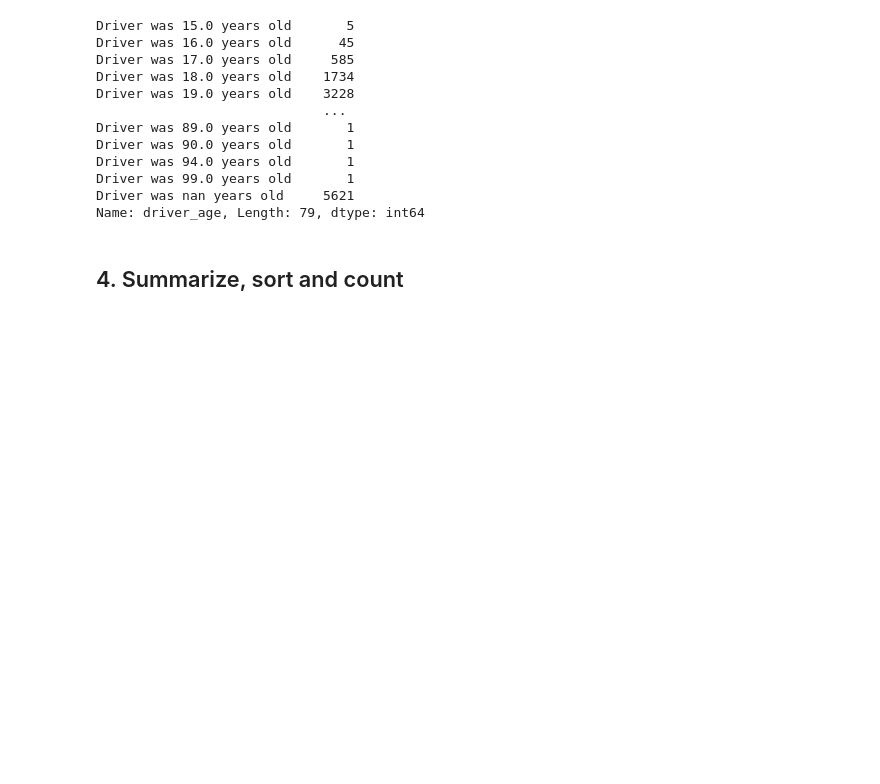
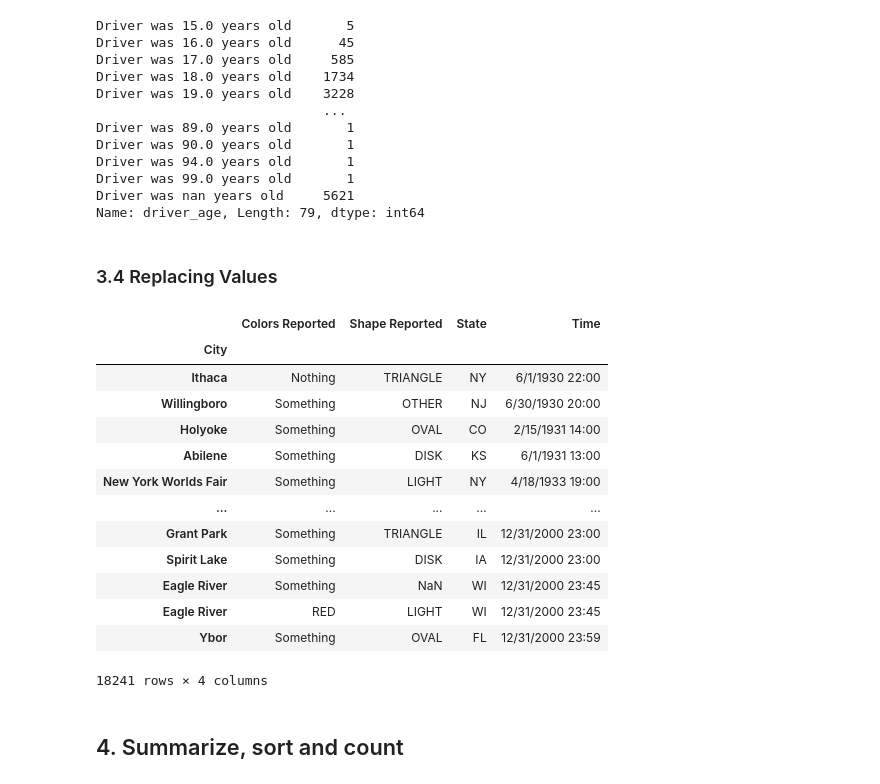
Before and after one commit to MerlinSzymanski/pandas_summary, a Jupyter notebook: Pandas_Tutorial.ipynb, the cells around one changed output. Cells and saved outputs as stored; diff of their text form; code cells hidden in the pictures; blank space fills up the shorter version.

```diff
--- a/Pandas_Tutorial.ipynb
+++ b/Pandas_Tutorial.ipynb
@@ -84,6 +143,36 @@ Driver was 94.0 years old       1
 Driver was 99.0 years old       1
 Driver was nan years old     5621
 Name: driver_age, Length: 79, dtype: int64
+# %% [markdown]
+### 3.4 Replacing Values ###
+# %%
+#replace Values in a DataFrame
+#there is more than one way to do it
+ufo #replace all NaN in Colors-reported with None
+import numpy as np
+ufo["Colors Reported"].replace(np.nan,"Test", inplace=True)
+
+#now using loc replace the "Test" with "Something"
+ufo.loc[ufo["Colors Reported"]=="Test","Colors Reported"]="Something"
+
+#for individual cells (not whole rows/columns), use at/iat
+ufo.at["Ithaca","Colors Reported"] = "Nothing"
+ufo
+# %% [output]
+|  | Colors Reported | Shape Reported | State | Time |
+| City |  |  |  |  |
+| Ithaca | Nothing | TRIANGLE | NY | 6/1/1930 22:00 |
+| Willingboro | Something | OTHER | NJ | 6/30/1930 20:00 |
+| Holyoke | Something | OVAL | CO | 2/15/1931 14:00 |
+| Abilene | Something | DISK | KS | 6/1/1931 13:00 |
+| New York Worlds Fair | Something | LIGHT | NY | 4/18/1933 19:00 |
+| ... | ... | ... | ... | ... |
+| Grant Park | Something | TRIANGLE | IL | 12/31/2000 23:00 |
+| Spirit Lake | Something | DISK | IA | 12/31/2000 23:00 |
+| Eagle River | Something | NaN | WI | 12/31/2000 23:45 |
+| Eagle River | RED | LIGHT | WI | 12/31/2000 23:45 |
+| Ybor | Something | OVAL | FL | 12/31/2000 23:59 |
+18241 rows × 4 columns
 # %% [markdown]
 ## 4. Summarize, sort and count
 # %%
```
Also changed, not shown: parts of 26 cells of this notebook, 1 other file.
